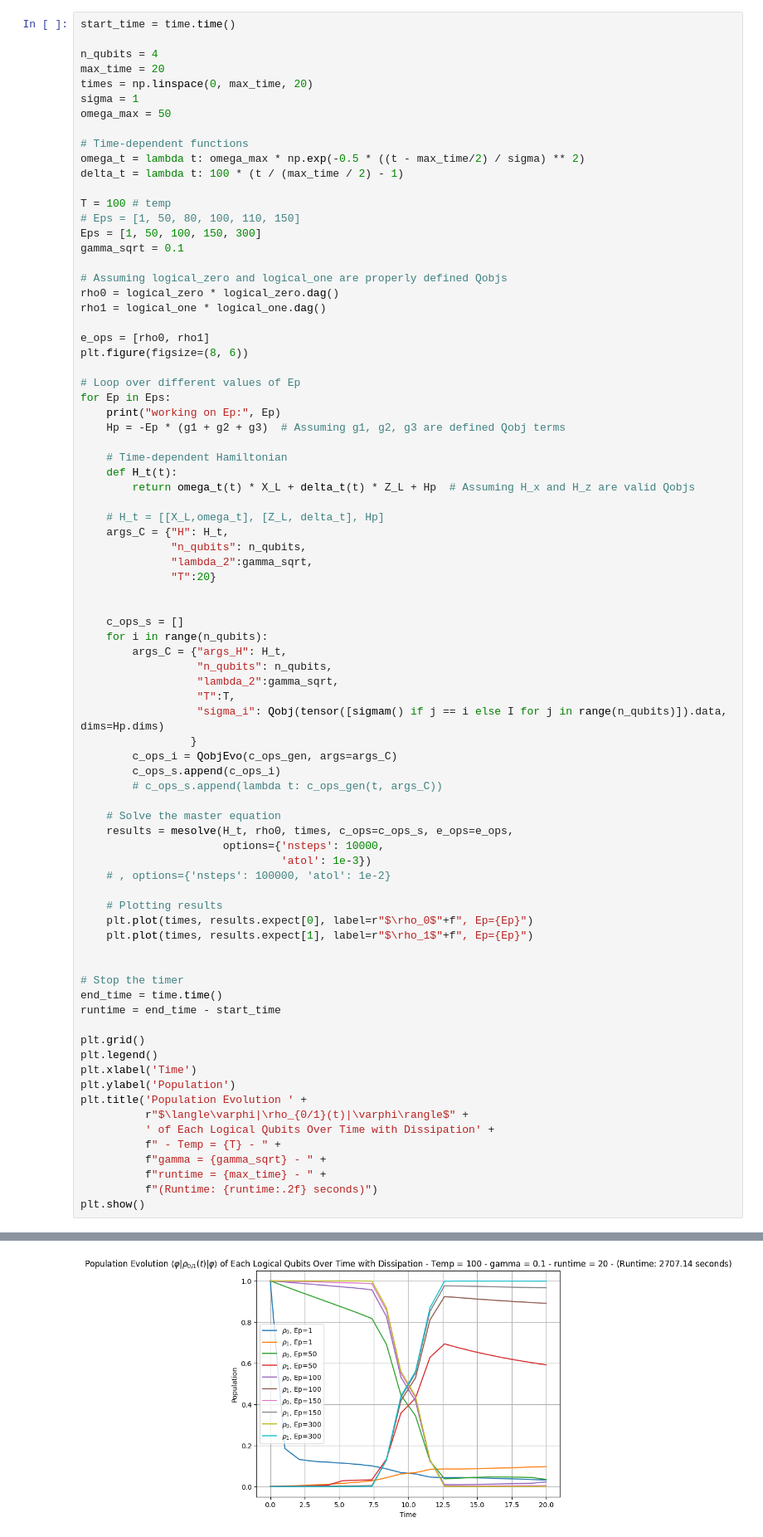
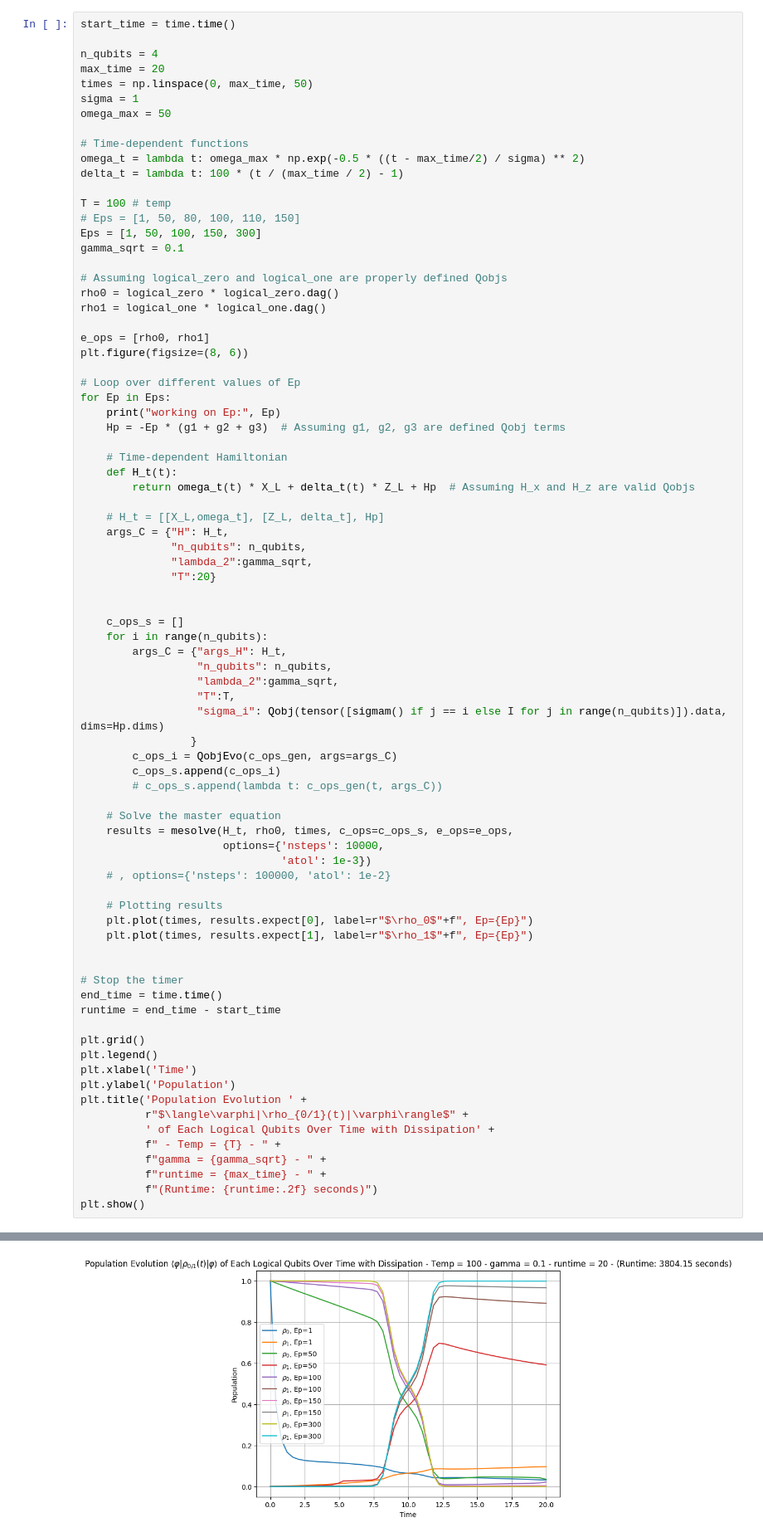
Before and after one commit to chenscheimq/QEC, a Jupyter notebook: EC3/RAP_stabilizers.ipynb, the cells around one changed output, grey strips where cells are left out. Shown at 83% size. Cells and saved outputs as stored; diff of their text form.

```diff
--- a/EC3/RAP_stabilizers.ipynb
+++ b/EC3/RAP_stabilizers.ipynb
@@ -316,7 +316,7 @@ start_time = time.time()
 
 n_qubits = 4
 max_time = 20
-times = np.linspace(0, max_time, 20)
+times = np.linspace(0, max_time, 50)
 sigma = 1
 omega_max = 50
 
@@ -370,34 +370,34 @@ for Ep in Eps:
                                'atol': 1e-3})
     # , options={'nsteps': 100000, 'atol': 1e-2}
 
     # Plotting results
     plt.plot(times, results.expect[0], label=r"$\rho_0$"+f", Ep={Ep}")
     plt.plot(times, results.expect[1], label=r"$\rho_1$"+f", Ep={Ep}")
 
 
 # Stop the timer
 end_time = time.time()
 runtime = end_time - start_time
 
 plt.grid()
 plt.legend()
 plt.xlabel('Time')
 plt.ylabel('Population')
 plt.title('Population Evolution ' +
           r"$\langle\varphi|\rho_{0/1}(t)|\varphi\rangle$" +
           ' of Each Logical Qubits Over Time with Dissipation' +
           f" - Temp = {T} - " +
           f"gamma = {gamma_sqrt} - " +
           f"runtime = {max_time} - " +
           f"(Runtime: {runtime:.2f} seconds)")
 plt.show()
 # %% [output]
 working on Ep: 1
 working on Ep: 50
 working on Ep: 100
 working on Ep: 150
 working on Ep: 300
-[figure, old version]
+[figure, new version]
 # %%
 T = 10
 t = np.linspace(0, T, 1000)
```
Also changed, not shown: 3 other files.
